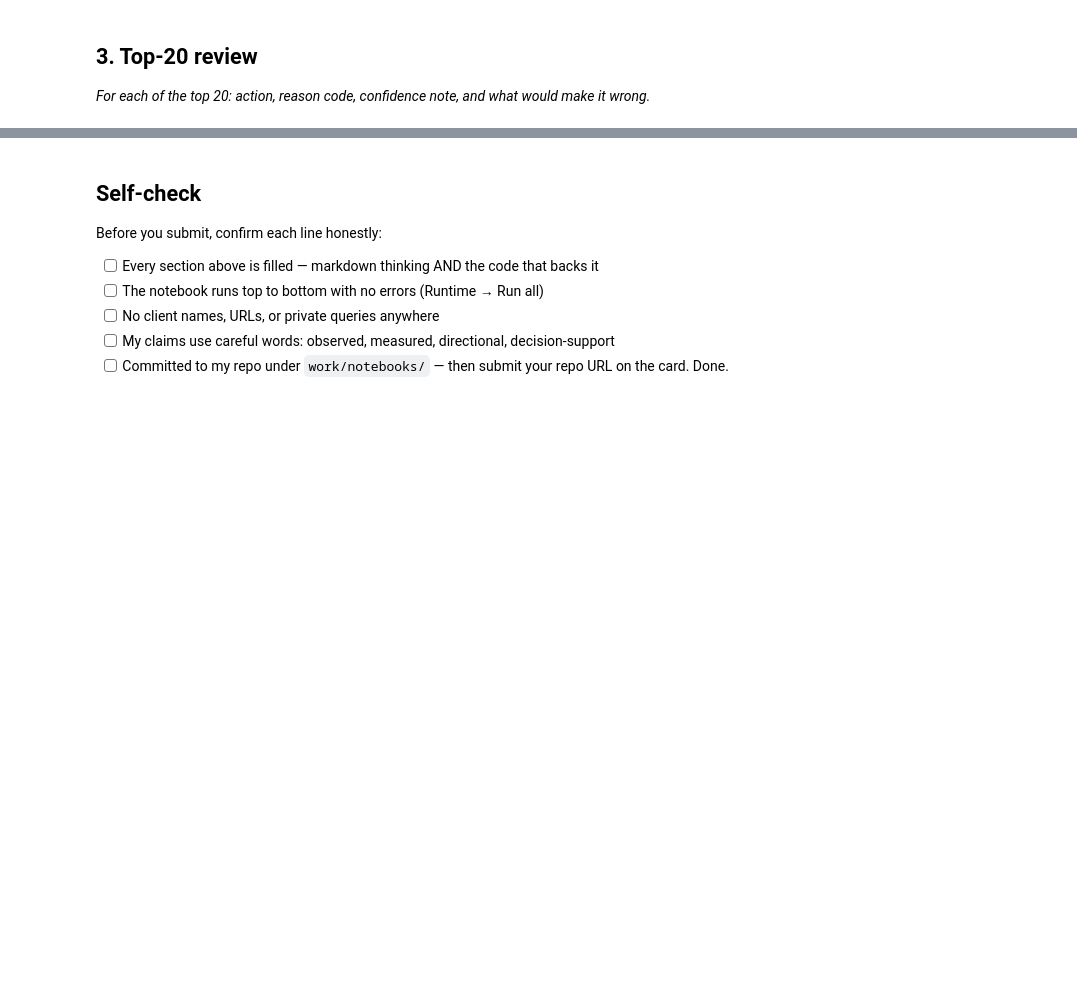
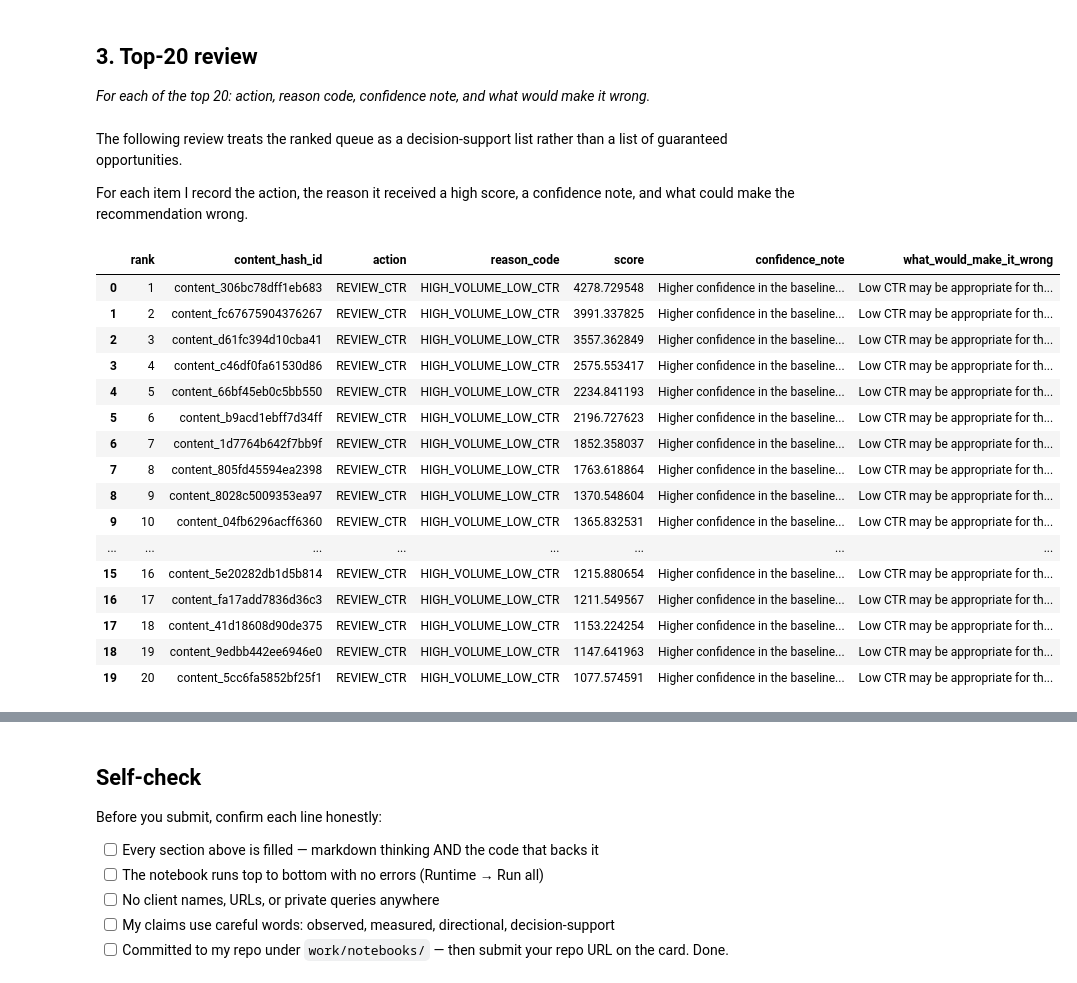
Before and after one commit to azanshah459/FlyRank-ML-Internship, a Jupyter notebook: work/notebooks/w04_baseline_score.ipynb, the cells around one changed output, grey strips where cells are left out. Cells and saved outputs as stored; diff of their text form; code cells hidden in the pictures; blank space fills up the shorter version.

```diff
--- a/work/notebooks/w04_baseline_score.ipynb
+++ b/work/notebooks/w04_baseline_score.ipynb
@@ -18,6 +533,59 @@ This skeleton is yours to fill. Work the sections **in order** — each one has
 ## 3. Top-20 review
 
 *For each of the top 20: action, reason code, confidence note, and what would make it wrong.*
+# %% [markdown]
+The following review treats the ranked queue as a decision-support list rather than a list of guaranteed opportunities.
+
+For each item I record the action, the reason it received a high score, a confidence note, and what could make the recommendation wrong.
+# %%
+top20 = queue.head(20).copy()
+
+top20["confidence_note"] = top20.apply(
+    lambda r: (
+        "Higher confidence in the baseline signal because the page "
+        "has at least median impression volume and CTR below the "
+        "median for its position bucket."
+    ),
+    axis=1
+)
+
+top20["what_would_make_it_wrong"] = (
+    "Low CTR may be appropriate for the query intent, SERP features, "
+    "brand terms, or the page's actual search position; impression "
+    "volume alone does not prove an optimization opportunity."
+)
+
+review = top20[
+    [
+        "rank",
+        "content_hash_id",
+        "action",
+        "reason_code",
+        "score",
+        "confidence_note",
+        "what_would_make_it_wrong"
+    ]
+].copy()
+
+display(review)
+# %% [output]
+|  | rank | content_hash_id | action | reason_code | score | confidence_note | what_would_make_it_wrong |
+| 0 | 1 | content_306bc78dff1eb683 | REVIEW_CTR | HIGH_VOLUME_LOW_CTR | 4278.729548 | Higher confidence in the baseline... | Low CTR may be appropriate for th... |
+| 1 | 2 | content_fc67675904376267 | REVIEW_CTR | HIGH_VOLUME_LOW_CTR | 3991.337825 | Higher confidence in the baseline... | Low CTR may be appropriate for th... |
+| 2 | 3 | content_d61fc394d10cba41 | REVIEW_CTR | HIGH_VOLUME_LOW_CTR | 3557.362849 | Higher confidence in the baseline... | Low CTR may be appropriate for th... |
+| 3 | 4 | content_c46df0fa61530d86 | REVIEW_CTR | HIGH_VOLUME_LOW_CTR | 2575.553417 | Higher confidence in the baseline... | Low CTR may be appropriate for th... |
+| 4 | 5 | content_66bf45eb0c5bb550 | REVIEW_CTR | HIGH_VOLUME_LOW_CTR | 2234.841193 | Higher confidence in the baseline... | Low CTR may be appropriate for th... |
+| 5 | 6 | content_b9acd1ebff7d34ff | REVIEW_CTR | HIGH_VOLUME_LOW_CTR | 2196.727623 | Higher confidence in the baseline... | Low CTR may be appropriate for th... |
+| 6 | 7 | content_1d7764b642f7bb9f | REVIEW_CTR | HIGH_VOLUME_LOW_CTR | 1852.358037 | Higher confidence in the baseline... | Low CTR may be appropriate for th... |
+| 7 | 8 | content_805fd45594ea2398 | REVIEW_CTR | HIGH_VOLUME_LOW_CTR | 1763.618864 | Higher confidence in the baseline... | Low CTR may be appropriate for th... |
+| 8 | 9 | content_8028c5009353ea97 | REVIEW_CTR | HIGH_VOLUME_LOW_CTR | 1370.548604 | Higher confidence in the baseline... | Low CTR may be appropriate for th... |
+| 9 | 10 | content_04fb6296acff6360 | REVIEW_CTR | HIGH_VOLUME_LOW_CTR | 1365.832531 | Higher confidence in the baseline... | Low CTR may be appropriate for th... |
+| ... | ... | ... | ... | ... | ... | ... | ... |
+| 15 | 16 | content_5e20282db1d5b814 | REVIEW_CTR | HIGH_VOLUME_LOW_CTR | 1215.880654 | Higher confidence in the baseline... | Low CTR may be appropriate for th... |
+| 16 | 17 | content_fa17add7836d36c3 | REVIEW_CTR | HIGH_VOLUME_LOW_CTR | 1211.549567 | Higher confidence in the baseline... | Low CTR may be appropriate for th... |
+| 17 | 18 | content_41d18608d90de375 | REVIEW_CTR | HIGH_VOLUME_LOW_CTR | 1153.224254 | Higher confidence in the baseline... | Low CTR may be appropriate for th... |
+| 18 | 19 | content_9edbb442ee6946e0 | REVIEW_CTR | HIGH_VOLUME_LOW_CTR | 1147.641963 | Higher confidence in the baseline... | Low CTR may be appropriate for th... |
+| 19 | 20 | content_5cc6fa5852bf25f1 | REVIEW_CTR | HIGH_VOLUME_LOW_CTR | 1077.574591 | Higher confidence in the baseline... | Low CTR may be appropriate for th... |
 # %% [markdown]
 ## 4. Weak picks + leakage check
 
```
Also changed, not shown: parts of 26 cells of this notebook.
